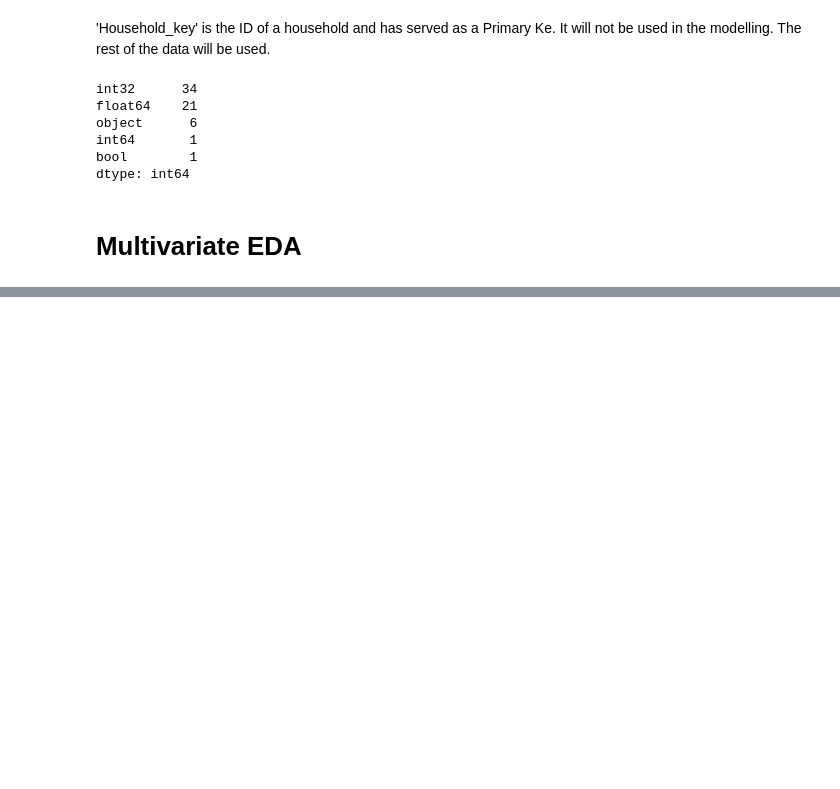
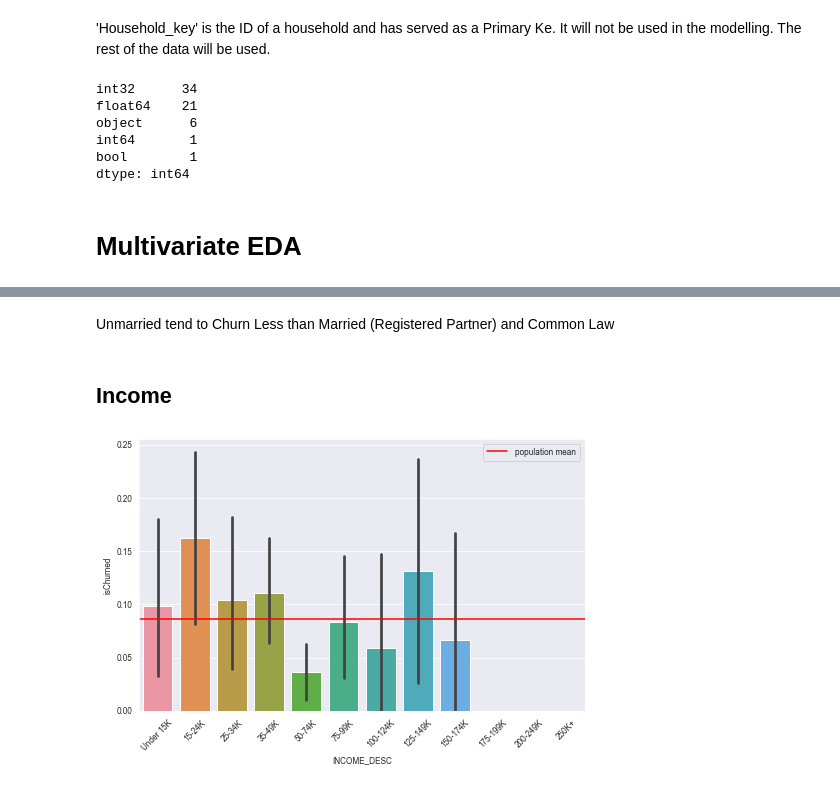
Before and after one commit to RufinoMartin/Retail-Marketing-Campaign, a Jupyter notebook: Dunnhumby.ipynb, the cells around one changed output, grey strips where cells are left out. Cells and saved outputs as stored; diff of their text form; code cells hidden in the pictures; blank space fills up the shorter version.

```diff
--- a/Dunnhumby.ipynb
+++ b/Dunnhumby.ipynb
@@ -1113,0 +1136,14 @@ Now we are able to pull correlations from all the variables and the churn effect
+# %% [markdown]
+Unmarried tend to Churn Less than Married (Registered Partner) and Common Law
+# %% [markdown]
+## Income
+# %%
+fig = plt.figure(figsize=(8,5))
+ax = sns.barplot(x="INCOME_DESC",y="isChurned",data=df_final,
+                 order=["Under 15K","15-24K","25-34K","35-49K","50-74K","75-99K","100-124K","125-149K","150-174K","175-199K","200-249K","250K+"])
+ax.set_xticklabels(ax.get_xticklabels(),rotation=45)
+ax.axhline(y=df_final.isChurned.sum()/len(df_final),c="red",label="population mean")
+ax.legend()
+plt.show()
+# %% [output]
+[figure, added]
```
Also changed, not shown: parts of 41 cells of this notebook.
